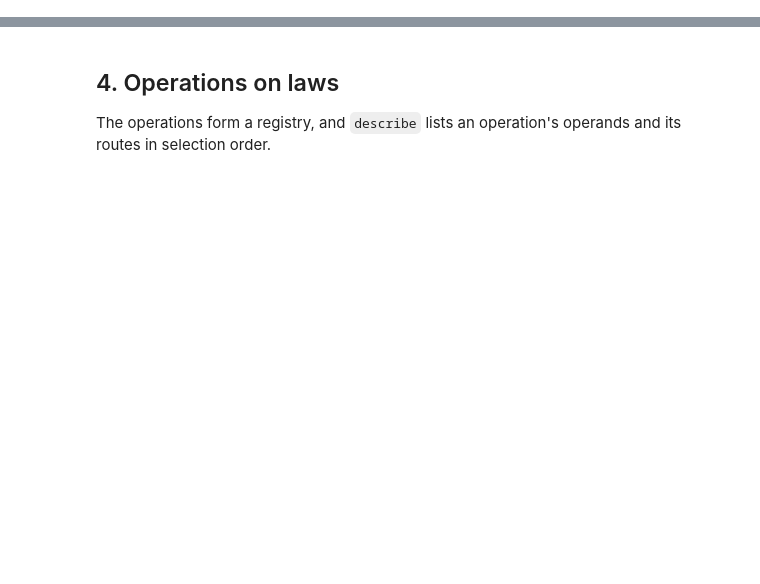
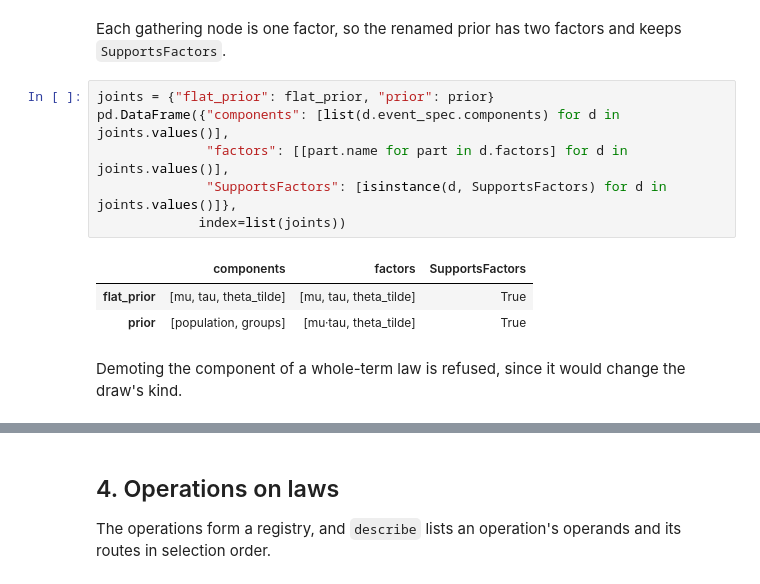
Before and after one commit to TARPS-group/prob-pipe, a Jupyter notebook: docs/tutorials/overhaul_tour.ipynb, the cells around one changed output, grey strips where cells are left out. Drawn from its saved outputs; the diff is of its cells as text; blank space fills up the shorter version.

```diff
--- a/docs/tutorials/overhaul_tour.ipynb
+++ b/docs/tutorials/overhaul_tour.ipynb
@@ -356,0 +297,14 @@ log_prob(coords, jnp.zeros(J)), log_prob(rows, draw): NumericArray('log_prob', s
+# %% [markdown]
+Each gathering node is one factor, so the renamed prior has two factors and keeps `SupportsFactors`.
+# %%
+joints = {"flat_prior": flat_prior, "prior": prior}
+pd.DataFrame({"components": [list(d.event_spec.components) for d in joints.values()],
+              "factors": [[part.name for part in d.factors] for d in joints.values()],
+              "SupportsFactors": [isinstance(d, SupportsFactors) for d in joints.values()]},
+             index=list(joints))
+# %% [output]
+|  | components | factors | SupportsFactors |
+| flat_prior | [mu, tau, theta_tilde] | [mu, tau, theta_tilde] | True |
+| prior | [population, groups] | [mu·tau, theta_tilde] | True |
+# %% [markdown]
+Demoting the component of a whole-term law is refused, since it would change the draw's kind.
```
Also changed, not shown: parts of 114 cells of this notebook.
